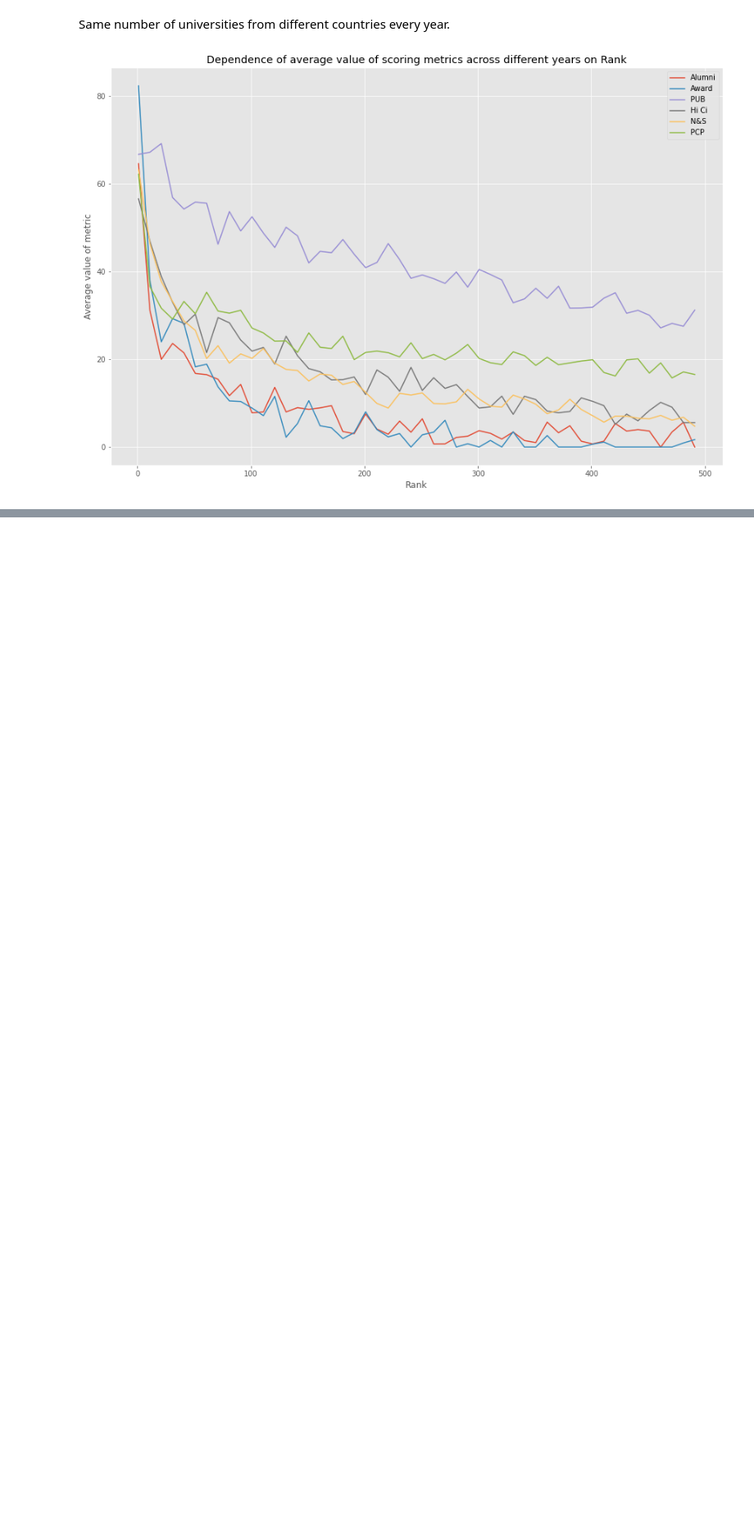
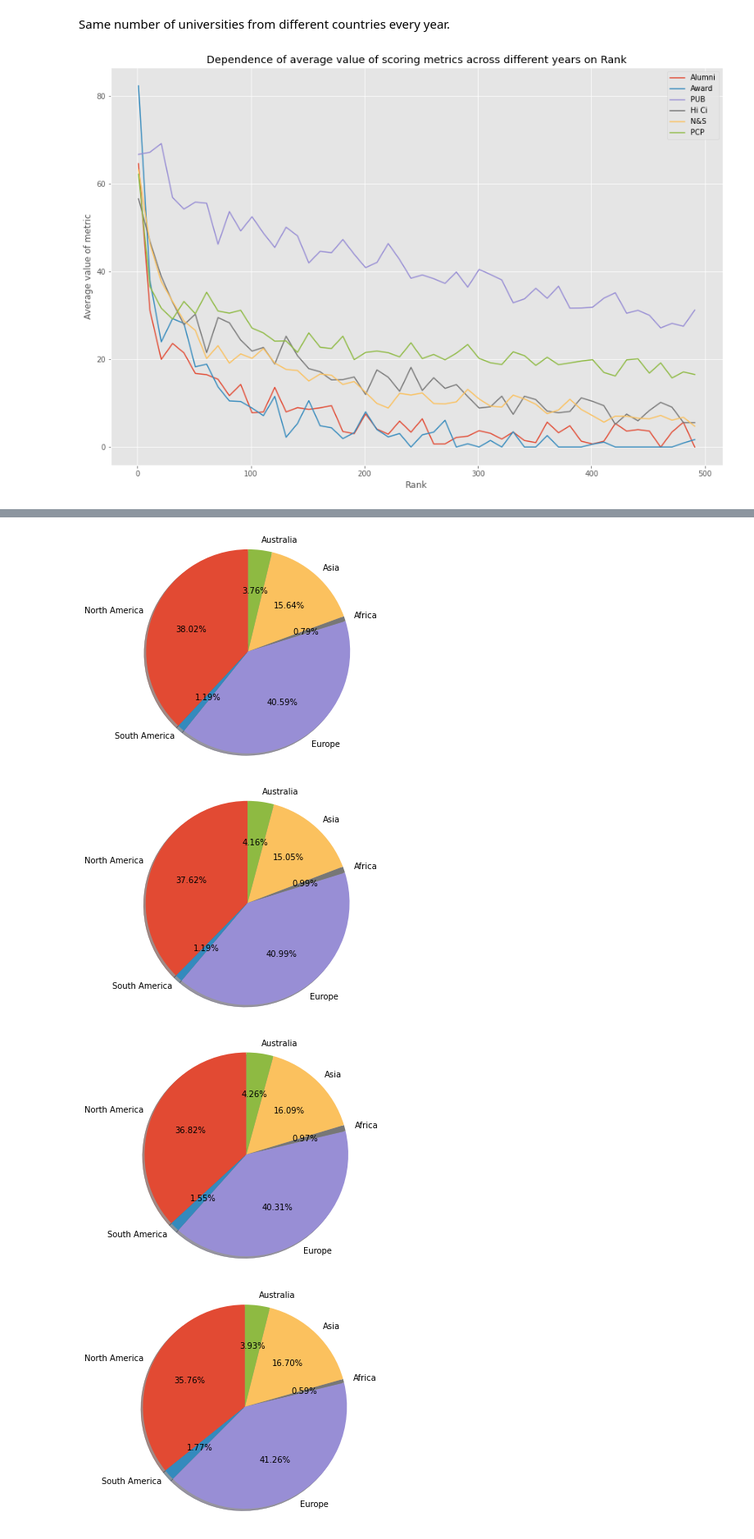
Before and after one commit to kalp121212/DS203_Project, a Jupyter notebook: Shanghai_EDA.ipynb, the cells around one changed output, grey strips where cells are left out. Shown at 82% size. Saved outputs shown, nothing was run; the diff lists cells and outputs as text; code cells hidden in the pictures; blank space fills up the shorter version.

```diff
--- a/Shanghai_EDA.ipynb
+++ b/Shanghai_EDA.ipynb
@@ -331,0 +430,17 @@ pass
+# %%
+plt.rcParams['figure.figsize'] = 5,5
+for year in range(min_year,max_year+1):
+  labels = continents
+  sizes = [continent_info[year]['num_univs'][continent] for continent in continents]
+
+  fig1, ax1 = plt.subplots()
+  ax1.pie(sizes, labels=labels, autopct='%1.2f%%',
+          shadow=True, startangle=90)
+  ax1.axis('equal')  # Equal aspect ratio ensures that pie is drawn as a circle.
+
+plt.show()
+# %% [output]
+[figure, added]
+[figure, added]
+[figure, added]
+[figure, added]
```
Also changed, not shown: parts of 15 cells of this notebook.
